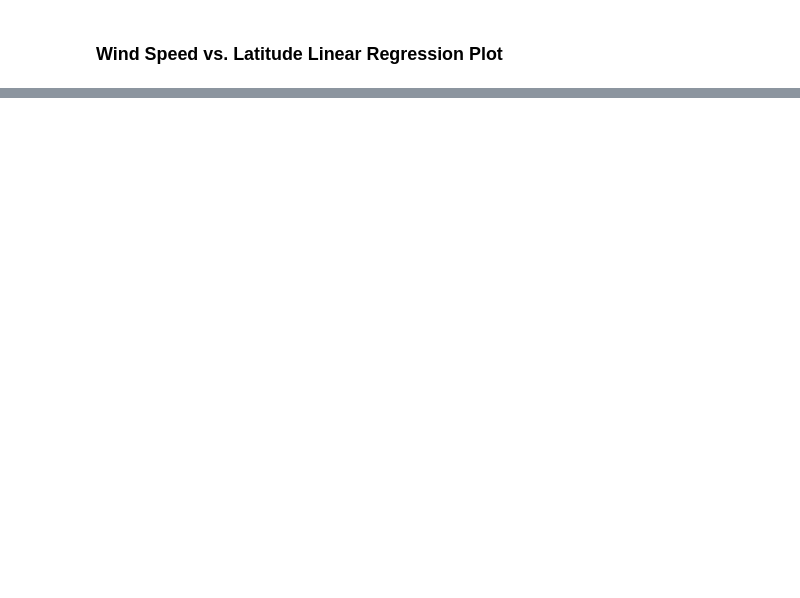
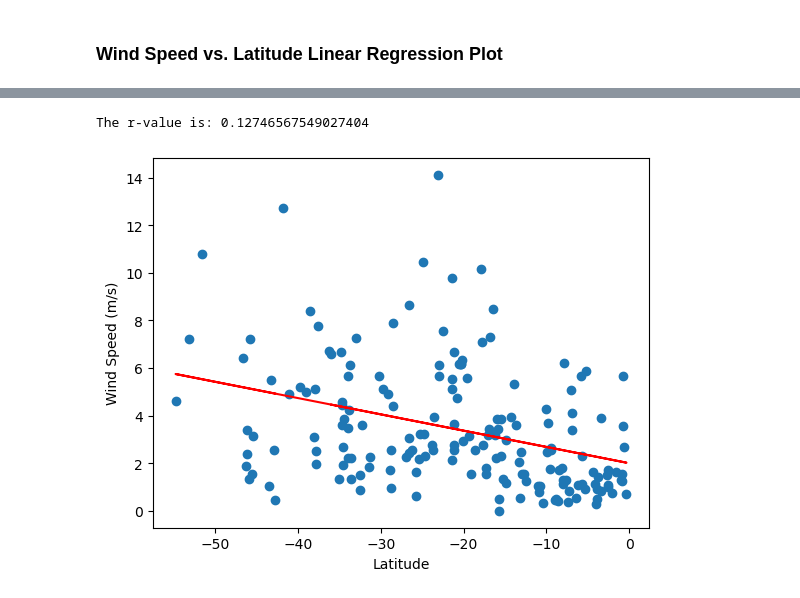
Before and after one commit to adampaganini/WeatherPy, a Jupyter notebook: WeatherPy.ipynb, the cells around one changed output, grey strips where cells are left out. Cells and saved outputs as stored; diff of their text form; code cells hidden in the pictures; blank space fills up the shorter version.

```diff
--- a/WeatherPy.ipynb
+++ b/WeatherPy.ipynb
@@ -395,0 +362,6 @@ The r-value is: 0.062239040700515696
+# %%
+# Southern Hemisphere
+regress(southern_hemi_df['Lat'], southern_hemi_df['Wind Speed'], 'Wind Speed (m/s)')
+# %% [output]
+The r-value is: 0.12746567549027404
+[figure, added]
```
Also changed, not shown: parts of 18 cells of this notebook, 1 other file.
